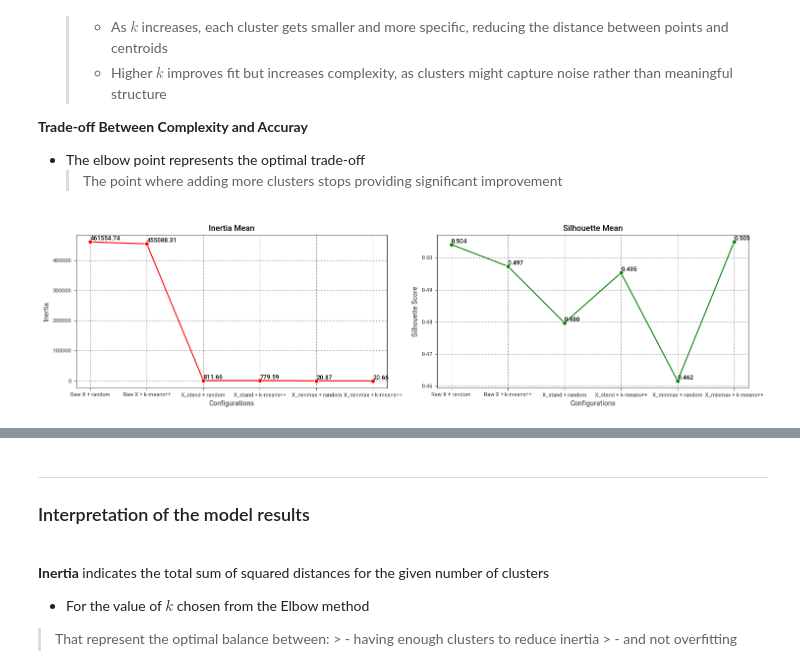
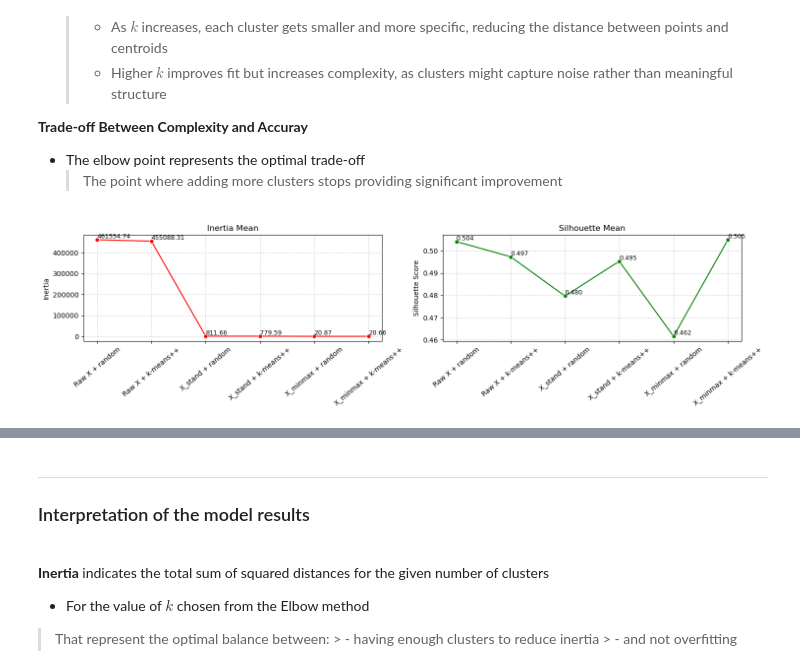
Before and after one commit to Taoufiq-Ouedraogo/Clustering-with-KMeans-AHC, a Jupyter notebook: Driver-Clustering-with-KMeans.ipynb, the cells around one changed output, grey strips where cells are left out. Saved outputs shown, nothing was run; the diff lists cells and outputs as text; code cells hidden in the pictures.

```diff
--- a/Driver-Clustering-with-KMeans.ipynb
+++ b/Driver-Clustering-with-KMeans.ipynb
@@ -441,8 +456,8 @@ scaler = StandardScaler()
 X_stand = scaler.fit_transform(X)
 
 # Min Max Scaled
-norm = MinMaxScaler()
-X_minmax = norm.fit_transform(X)
+minmax_scaler = MinMaxScaler()
+X_minmax = minmax_scaler.fit_transform(X)
 # %%
 results_list = []
 configs = []
@@ -479,31 +494,30 @@ ___
 # %%
 inertia_mean = [r.mean()['Inertia'] for r in results_list]
 Silhouette_mean = [r.mean()['Silhouette'] for r in results_list]
 
 fig, axes = plt.subplots(1, 2, figsize=(15, 4))
 
 # Plot: Inertia
 sns.lineplot(ax=axes[0], x=configs, y=inertia_mean, marker='o', c='r', markersize=6)
 for x, y in zip(configs, inertia_mean):
     axes[0].text(x, y, f'{y:.2f}', fontsize=9, ha='left', va='bottom', color='black')
 axes[0].set_title("Inertia Mean")
-axes[0].set_xlabel("Configurations")
 axes[0].set_ylabel("Inertia")
 axes[0].grid(True, linestyle=':')
+axes[0].tick_params(axis='x', rotation=40)
 
 # Plot Silhouette
 sns.lineplot(ax=axes[1], x=configs, y=Silhouette_mean, marker='o', c='g', markersize=6)
 for x, y in zip(configs, Silhouette_mean):
     axes[1].text(x, y, f'{y:.3f}', fontsize=9, ha='left', va='bottom', color='black')
 axes[1].set_title("Silhouette Mean")
-axes[1].set_xlabel("Configurations")
 axes[1].set_ylabel("Silhouette Score")
 axes[1].grid(True, linestyle=':')
-
+axes[1].tick_params(axis='x', rotation=40, left=True)
 plt.tight_layout()
 plt.show()
 # %% [output]
-[figure, old version]
+[figure, new version]
 # %%
 n_dfs = len(results_list)
 n_cols = 3
```
Also changed, not shown: parts of 18 cells of this notebook, 1 other file.
